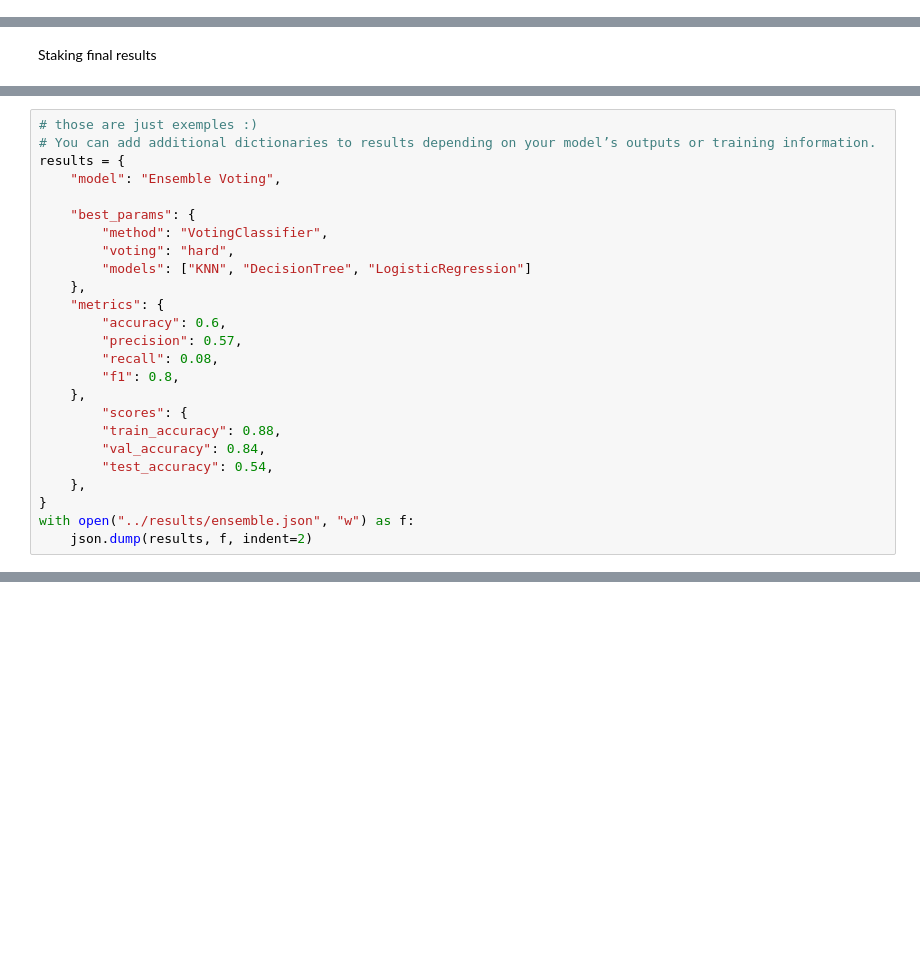
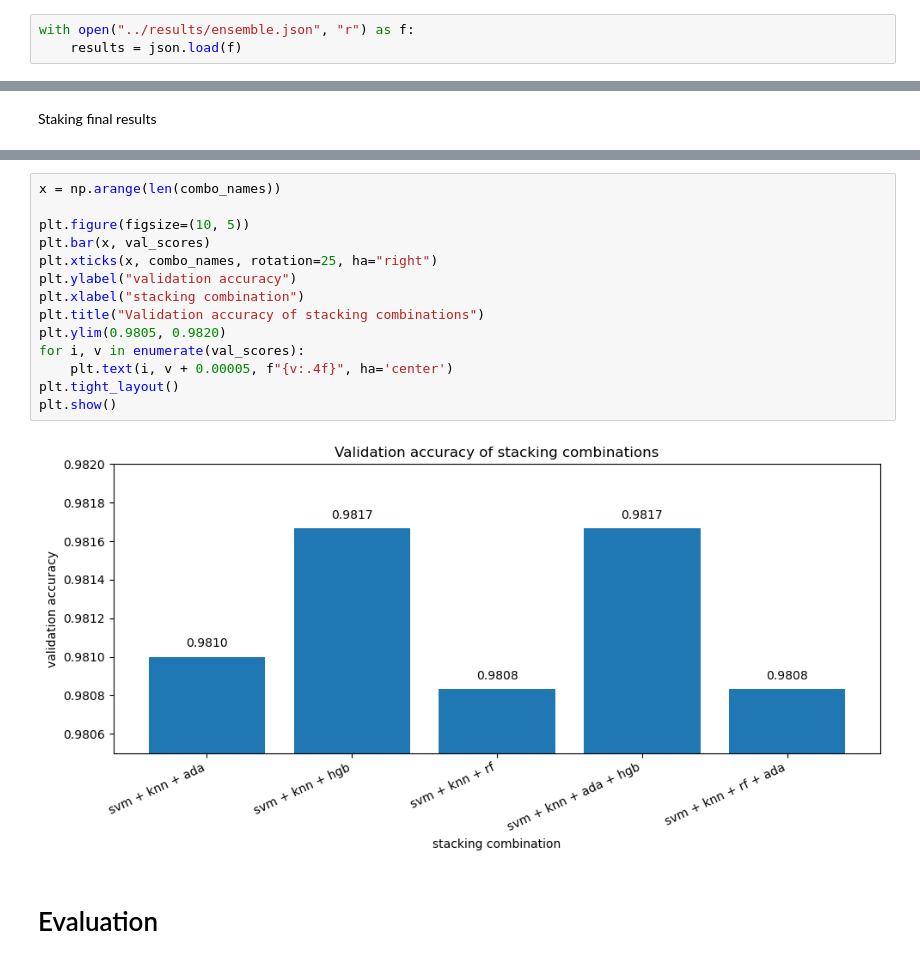
Before and after one commit to leyla-louache/mnist-project, a Jupyter notebook: notebooks/04_ensemble.ipynb, the cells around one changed output, grey strips where cells are left out. Drawn from its saved outputs; the diff is of its cells as text; blank space fills up the shorter version.

Commit message:
Update ensemble notebook and results

```diff
--- a/notebooks/04_ensemble.ipynb
+++ b/notebooks/04_ensemble.ipynb
@@ -72,3 +78,6 @@ X_test: (10000, 784)
+# %%
+with open("../results/ensemble.json", "r") as f:
+    results = json.load(f)
 # %% [markdown]
 ## 0 Helper function
 # %%
@@ -1470,25 +1155,0 @@ for combo in selected_combinations:
-# %%
-# those are just exemples :)
-# You can add additional dictionaries to results depending on your model’s outputs or training information.
-results = {
-    "model": "Ensemble Voting",
-
-    "best_params": {
-        "method": "VotingClassifier",
-        "voting": "hard",
-        "models": ["KNN", "DecisionTree", "LogisticRegression"]
-    },
-    "metrics": {
-        "accuracy": 0.6,
-        "precision": 0.57,
-        "recall": 0.08,
-        "f1": 0.8,
-    },
-        "scores": {
-        "train_accuracy": 0.88,
-        "val_accuracy": 0.84,
-        "test_accuracy": 0.54,
-    },
-}
-with open("../results/ensemble.json", "w") as f:
-    json.dump(results, f, indent=2)
@@ -1494,0 +1217,18 @@ with open("../results/ensemble.json", "w") as f:
+# %%
+x = np.arange(len(combo_names))
+
+plt.figure(figsize=(10, 5))
+plt.bar(x, val_scores)
+plt.xticks(x, combo_names, rotation=25, ha="right")
+plt.ylabel("validation accuracy")
+plt.xlabel("stacking combination")
+plt.title("Validation accuracy of stacking combinations")
+plt.ylim(0.9805, 0.9820)
+for i, v in enumerate(val_scores):
+    plt.text(i, v + 0.00005, f"{v:.4f}", ha='center')
+plt.tight_layout()
+plt.show()
+# %% [output]
+[figure, added]
+# %% [markdown]
+# Evaluation
```
Also changed, not shown: parts of 38 cells of this notebook, 1 other file.
